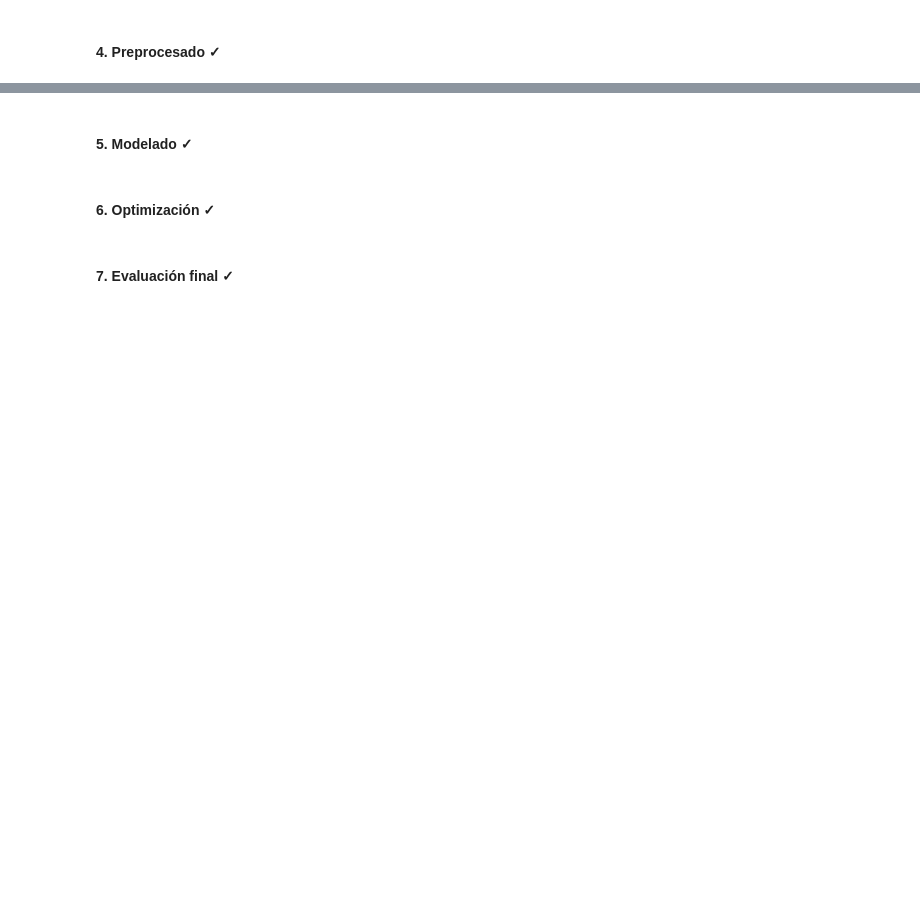
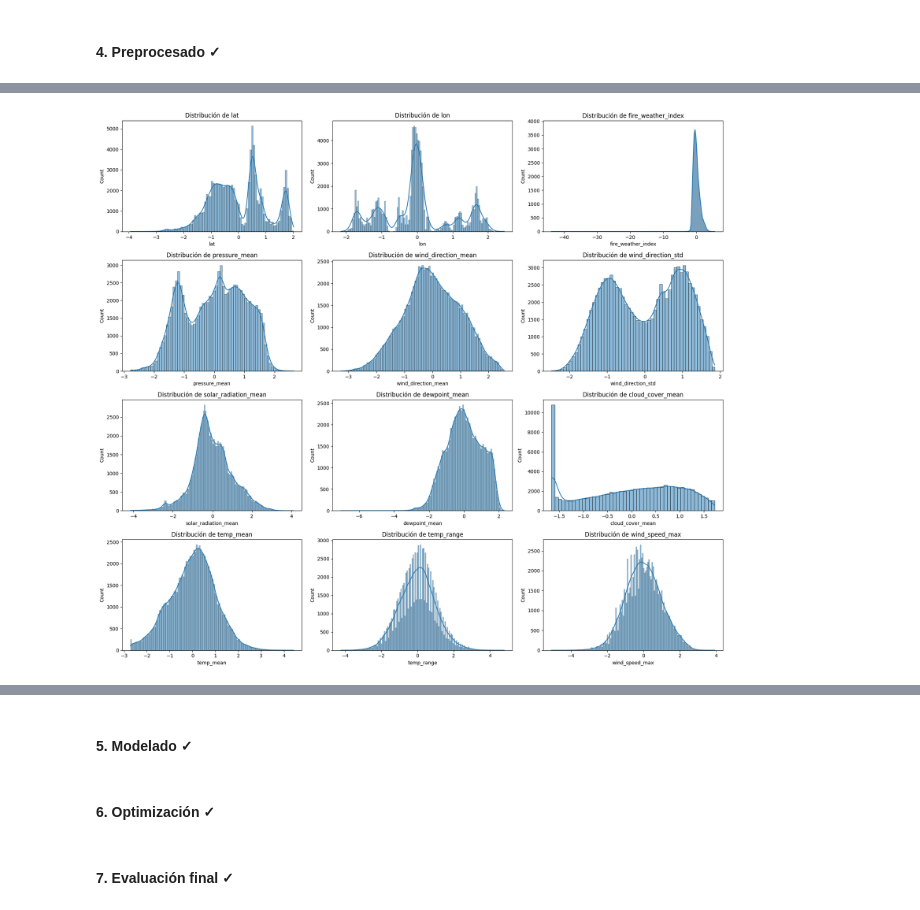
Before and after one commit to sgusmar/ML_wildfAIre, a Jupyter notebook: main_definitive.ipynb, the cells around one changed output, grey strips where cells are left out. Saved outputs shown, nothing was run; the diff lists cells and outputs as text; code cells hidden in the pictures; blank space fills up the shorter version.

```diff
--- a/main_definitive.ipynb
+++ b/main_definitive.ipynb
@@ -179,0 +235,12 @@ Dado que sí contamos con una presencia significativa de outliers, tendremos que
+# %%
+X_train_scaled = X_train_copy.copy()
+
+# Se crea una variable para que la columna categórica 'daynight_N'
+# no entre en la transformación y otra con las columnas continuas
+col_categorica = "daynight_N"
+columnas_continuas = [c for c in X_train_scaled.columns if c != col_categorica]
+
+# Se aplica la transformación de los datos mediant PowerTransformer
+spt = PowerTransformer(method="yeo-johnson", standardize=True)
+
+X_train_scaled[columnas_continuas] = spt.fit_transform(X_train_scaled[columnas_continuas])
@@ -179,0 +258,4 @@ Dado que sí contamos con una presencia significativa de outliers, tendremos que
+# %%
+plot_distribuciones(X_train_scaled.drop(columns="daynight_N"))
+# %% [output]
+[figure, added]
```
Also changed, not shown: parts of 25 cells of this notebook.
